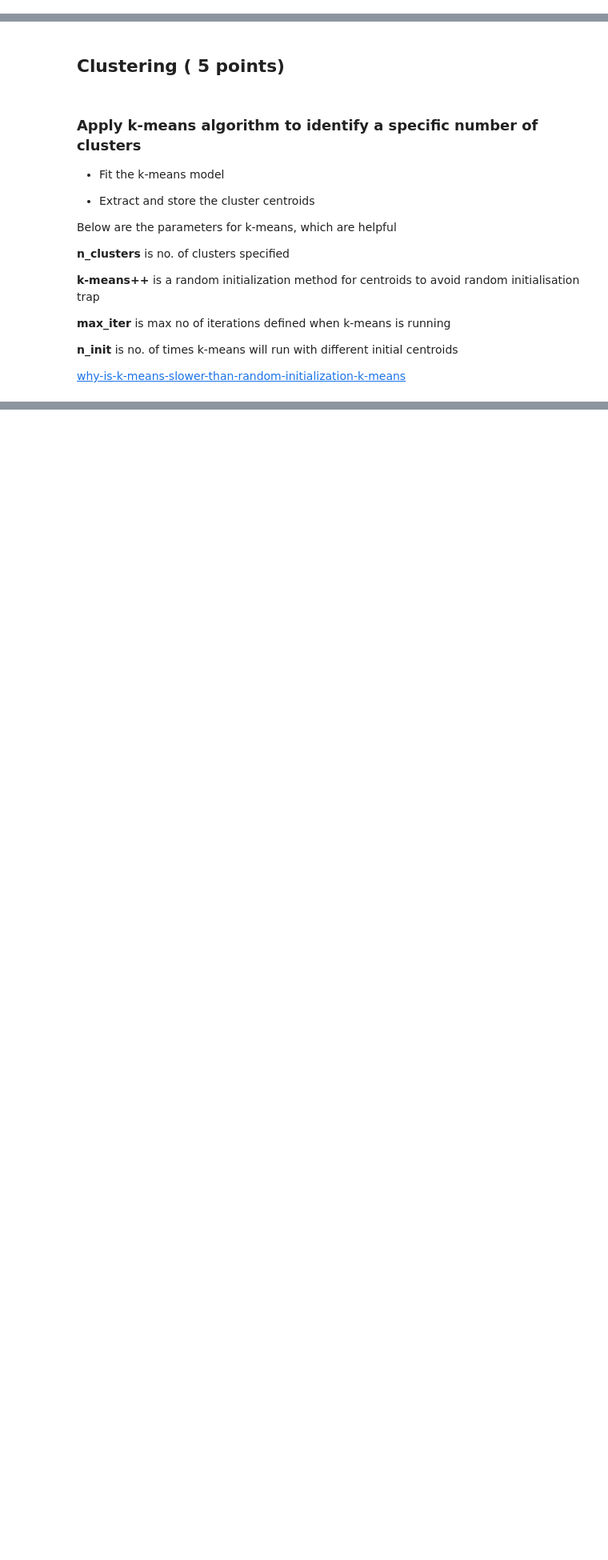
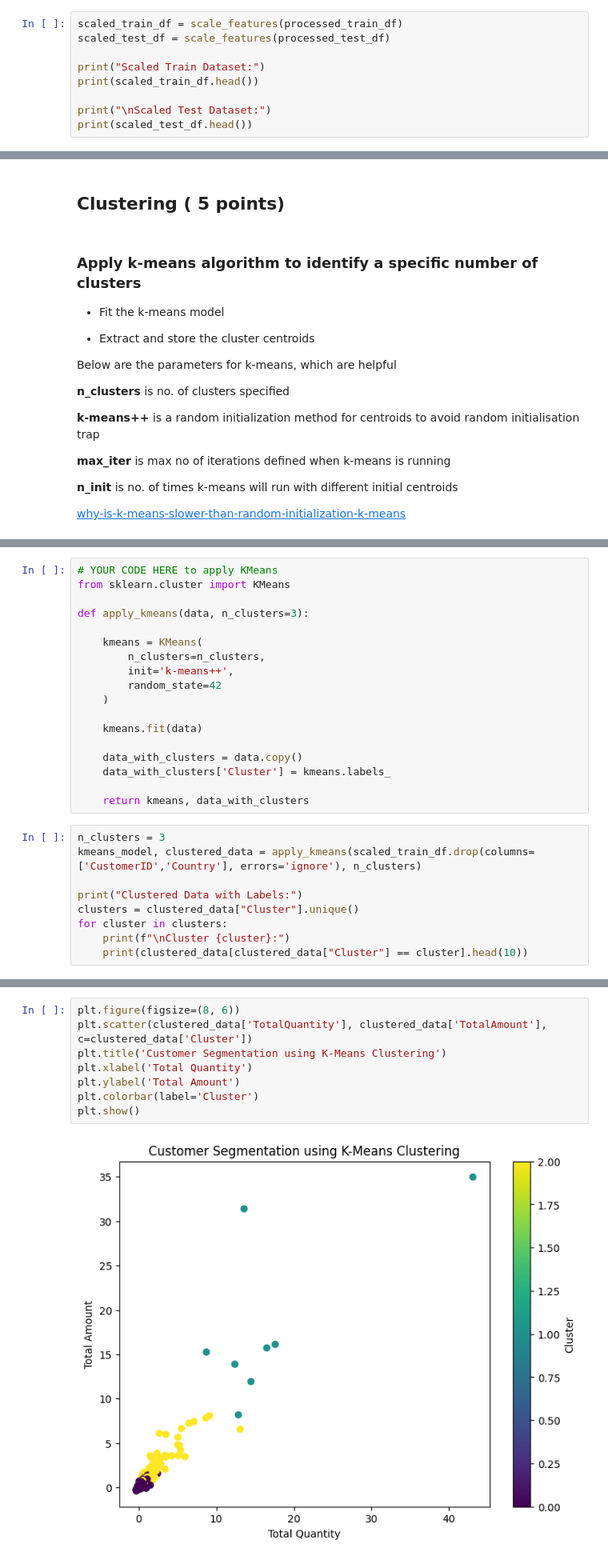
Before and after one commit to Shrutiba/iisc_cds, a Jupyter notebook: M2_NB_MiniProject_5_Customer_Segmentation_Kmeans.ipynb, the cells around one changed output, grey strips where cells are left out. Shown: that part at 80% size. Cells and saved outputs as stored; diff of their text form; blank space fills up the shorter version.

```diff
--- a/M2_NB_MiniProject_5_Customer_Segmentation_Kmeans.ipynb
+++ b/M2_NB_MiniProject_5_Customer_Segmentation_Kmeans.ipynb
@@ -491,0 +635,9 @@ Apply `StandardScaler` on the features.
+# %%
+scaled_train_df = scale_features(processed_train_df)
+scaled_test_df = scale_features(processed_test_df)
+
+print("Scaled Train Dataset:")
+print(scaled_train_df.head())
+
+print("\nScaled Test Dataset:")
+print(scaled_test_df.head())
@@ -514,0 +683,27 @@ Below are the parameters for k-means, which are helpful
+# %%
+# YOUR CODE HERE to apply KMeans
+from sklearn.cluster import KMeans
+
+def apply_kmeans(data, n_clusters=3):
+
+    kmeans = KMeans(
+        n_clusters=n_clusters,
+        init='k-means++',
+        random_state=42
+    )
+
+    kmeans.fit(data)
+
+    data_with_clusters = data.copy()
+    data_with_clusters['Cluster'] = kmeans.labels_
+
+    return kmeans, data_with_clusters
+# %%
+n_clusters = 3
+kmeans_model, clustered_data = apply_kmeans(scaled_train_df.drop(columns=['CustomerID','Country'], errors='ignore'), n_clusters)
+
+print("Clustered Data with Labels:")
+clusters = clustered_data["Cluster"].unique()
+for cluster in clusters:
+    print(f"\nCluster {cluster}:")
+    print(clustered_data[clustered_data["Cluster"] == cluster].head(10))
@@ -515,3 +728,13 @@ Below are the parameters for k-means, which are helpful
+# %%
+plt.figure(figsize=(8, 6))
+plt.scatter(clustered_data['TotalQuantity'], clustered_data['TotalAmount'], c=clustered_data['Cluster'])
+plt.title('Customer Segmentation using K-Means Clustering')
+plt.xlabel('Total Quantity')
+plt.ylabel('Total Amount')
+plt.colorbar(label='Cluster')
+plt.show()
+# %% [output]
+[figure, added]
 # %% [markdown]
 #### Find the optimal number of clusters (K) by using the [Elbow method](https://pythonprogramminglanguage.com/kmeans-elbow-method/).
 
```
Also changed, not shown: parts of 31 cells of this notebook.
